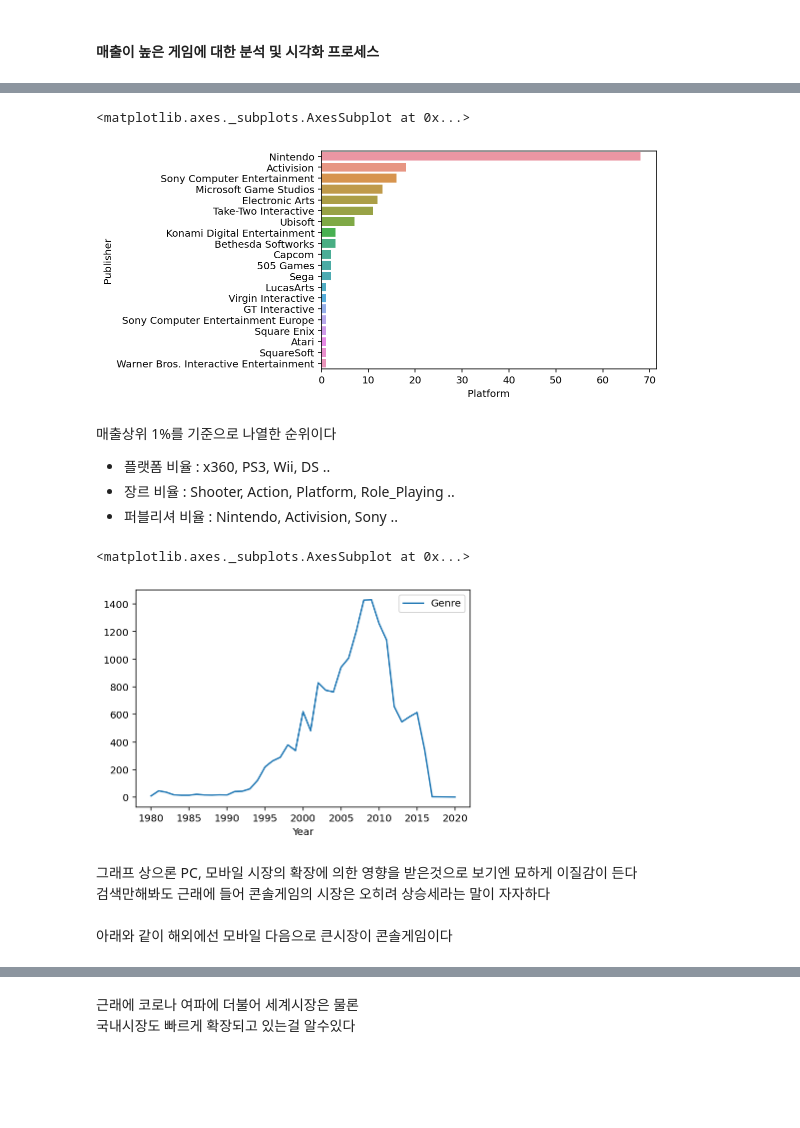
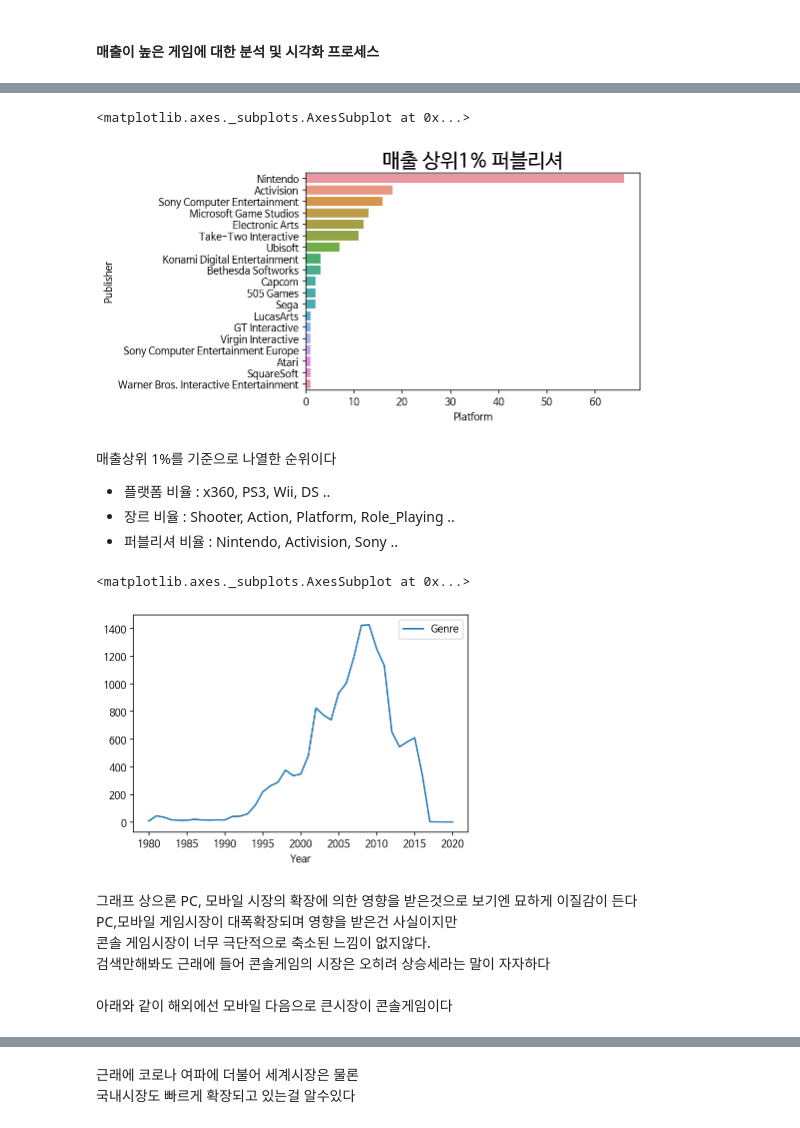
Before and after one commit to C-Designer/Codestates_Section_Project, a Jupyter notebook: Section1_Project.ipynb, the cells around one changed output, grey strips where cells are left out. Drawn from its saved outputs; the diff is of its cells as text; code cells hidden in the pictures; blank space fills up the shorter version.

```diff
--- a/Section1_Project.ipynb
+++ b/Section1_Project.ipynb
@@ -152,7 +174,7 @@ sales = (df[['NA_Sales', 'EU_Sales', 'JP_Sales', 'Other_Sales']]
 df[['NA_Sales', 'EU_Sales', 'JP_Sales', 'Other_Sales']] = sales
 
 df['Sum_Sales'] = sales.T.sum()
-df = df.fillna(0)
+df['Sum_Sales'] = df['Sum_Sales'].fillna(0)
 df
 # %% [output]
 |  | Name | Platform | Year | Genre | Publisher | NA_Sales | EU_Sales | JP_Sales | Other_Sales | Sum_Sales |
@@ -409,11 +460,12 @@ sns.barplot(x= 'Platform', y= 'Genre', data= top_Genre)
 # %%
 # 상위 1% 퍼블리셔비율
 top_Publisher = top_Game.groupby('Publisher').count().iloc[:, 1].sort_values(ascending= False).reset_index()
 
+plt.title('매출 상위1% 퍼블리셔', fontsize= 20)
 sns.barplot(x= 'Platform', y= 'Publisher', data= top_Publisher)
 # %% [output]
 <matplotlib.axes._subplots.AxesSubplot at 0x...>
-[figure, old version]
+[figure, new version]
 # %% [markdown]
   매출상위 1%를 기준으로 나열한 순위이다
   - 플랫폼 비율 : x360, PS3, Wii, DS ..
@@ -426,9 +478,11 @@ count_by_years = df[['Year', 'Genre']].groupby('Year').count()
 count_by_years.plot()
 # %% [output]
 <matplotlib.axes._subplots.AxesSubplot at 0x...>
-[figure, old version]
+[figure, new version]
 # %% [markdown]
 그래프 상으론 PC, 모바일 시장의 확장에 의한 영향을 받은것으로 보기엔 묘하게 이질감이 든다 <br>
+PC,모바일 게임시장이 대폭확장되며 영향을 받은건 사실이지만 <br>
+콘솔 게임시장이 너무 극단적으로 축소된 느낌이 없지않다.<br>
 검색만해봐도 근래에 들어 콘솔게임의 시장은 오히려 상승세라는 말이 자자하다<br>
 <br>
 아래와 같이 해외에선 모바일 다음으로 큰시장이 콘솔게임이다
```
Also changed, not shown: parts of 33 cells of this notebook.
